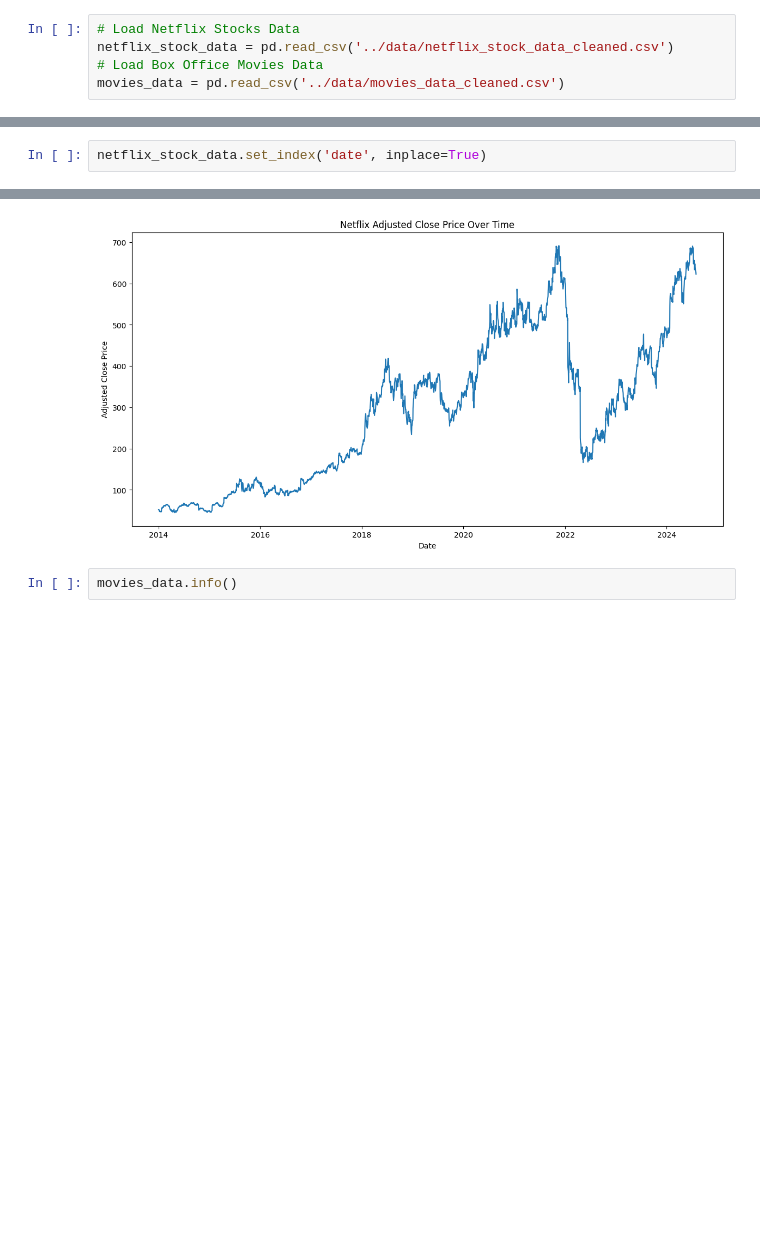
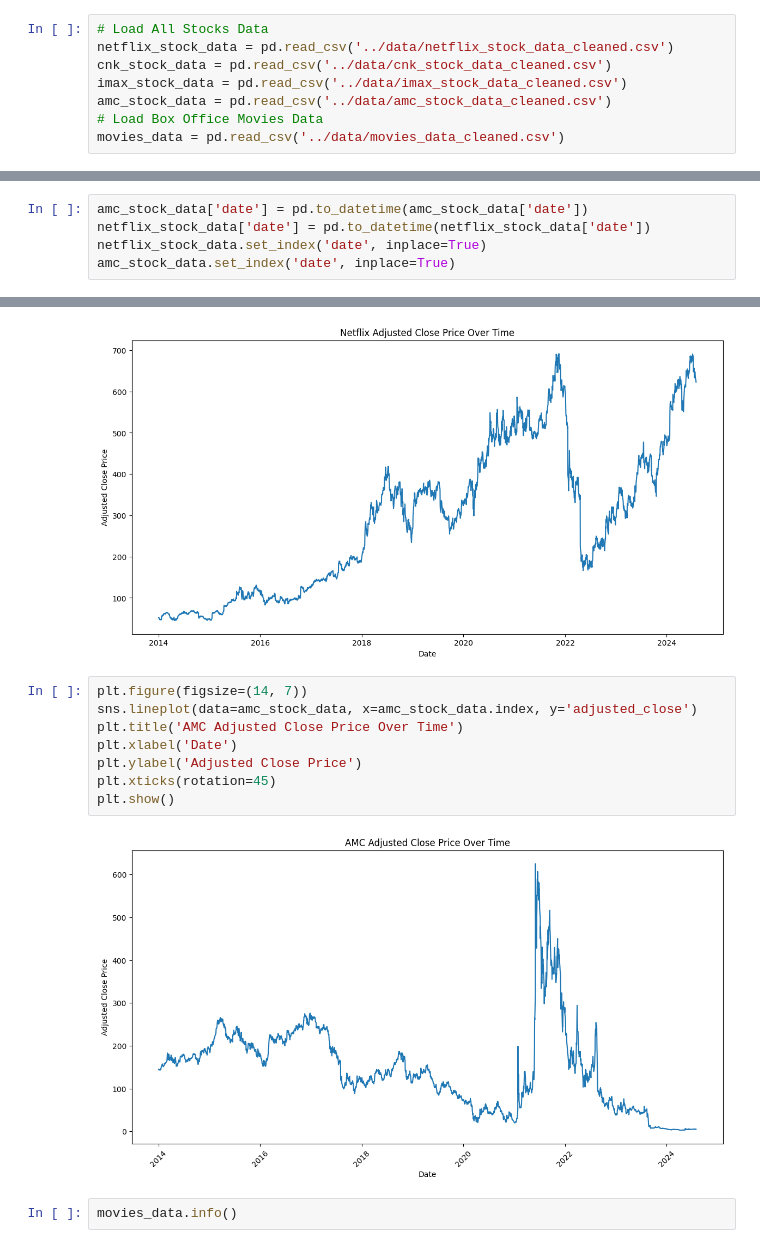
Before and after one commit to charJin/movie-theaters-analysis, a Jupyter notebook: notebooks/Analysis with questions.ipynb, the cells around one changed output, grey strips where cells are left out. Saved outputs shown, nothing was run; the diff lists cells and outputs as text; blank space fills up the shorter version.

Commit message:
Add question for stock analysis notebook

```diff
--- a/notebooks/Analysis.ipynb
+++ b/notebooks/Analysis with questions.ipynb
@@ -3,7 +3,10 @@ import pandas as pd
 import seaborn as sns
 import matplotlib.pyplot as plt
 # %%
-# Load Netflix Stocks Data
+# Load All Stocks Data
 netflix_stock_data = pd.read_csv('../data/netflix_stock_data_cleaned.csv')
+cnk_stock_data = pd.read_csv('../data/cnk_stock_data_cleaned.csv')
+imax_stock_data = pd.read_csv('../data/imax_stock_data_cleaned.csv')
+amc_stock_data = pd.read_csv('../data/amc_stock_data_cleaned.csv')
 # Load Box Office Movies Data
 movies_data = pd.read_csv('../data/movies_data_cleaned.csv')
@@ -52,7 +68,10 @@ print(covid_events)
 
 [454 rows x 11 columns]
 # %%
+amc_stock_data['date'] = pd.to_datetime(amc_stock_data['date'])
+netflix_stock_data['date'] = pd.to_datetime(netflix_stock_data['date'])
 netflix_stock_data.set_index('date', inplace=True)
+amc_stock_data.set_index('date', inplace=True)
 # %%
 plt.figure(figsize=(14, 7))
 sns.lineplot(data=netflix_stock_data, x=netflix_stock_data.index, y='adjusted_close')
@@ -62,6 +81,16 @@ plt.ylabel('Adjusted Close Price')
 plt.show()
 # %% [output]
 [figure]
+# %%
+plt.figure(figsize=(14, 7))
+sns.lineplot(data=amc_stock_data, x=amc_stock_data.index, y='adjusted_close')
+plt.title('AMC Adjusted Close Price Over Time')
+plt.xlabel('Date')
+plt.ylabel('Adjusted Close Price')
+plt.xticks(rotation=45)
+plt.show()
+# %% [output]
+[figure, added]
 # %%
 movies_data.info()
 # %% [output]
```
Also changed, not shown: parts of 4 cells of this notebook, 1 other file.
